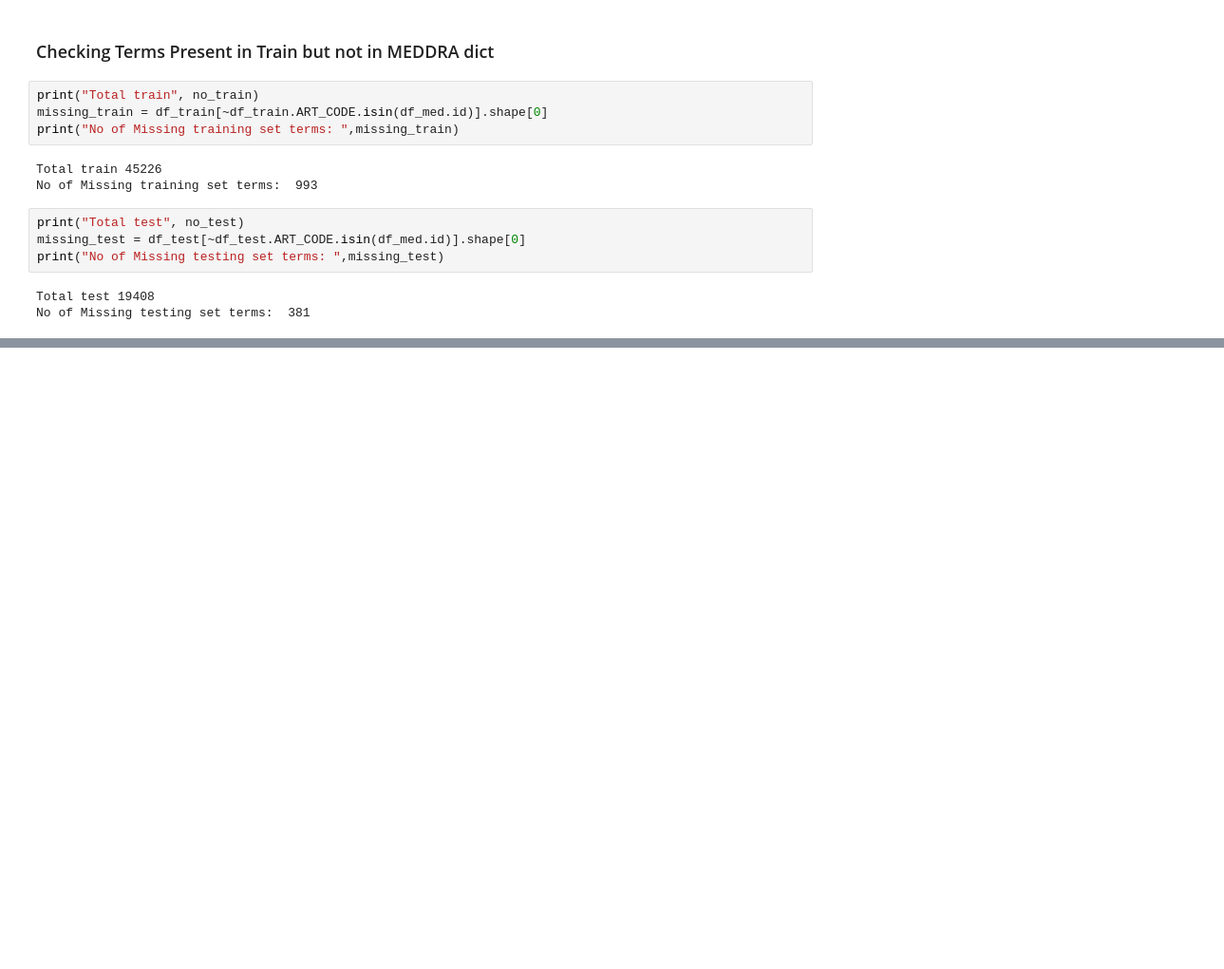
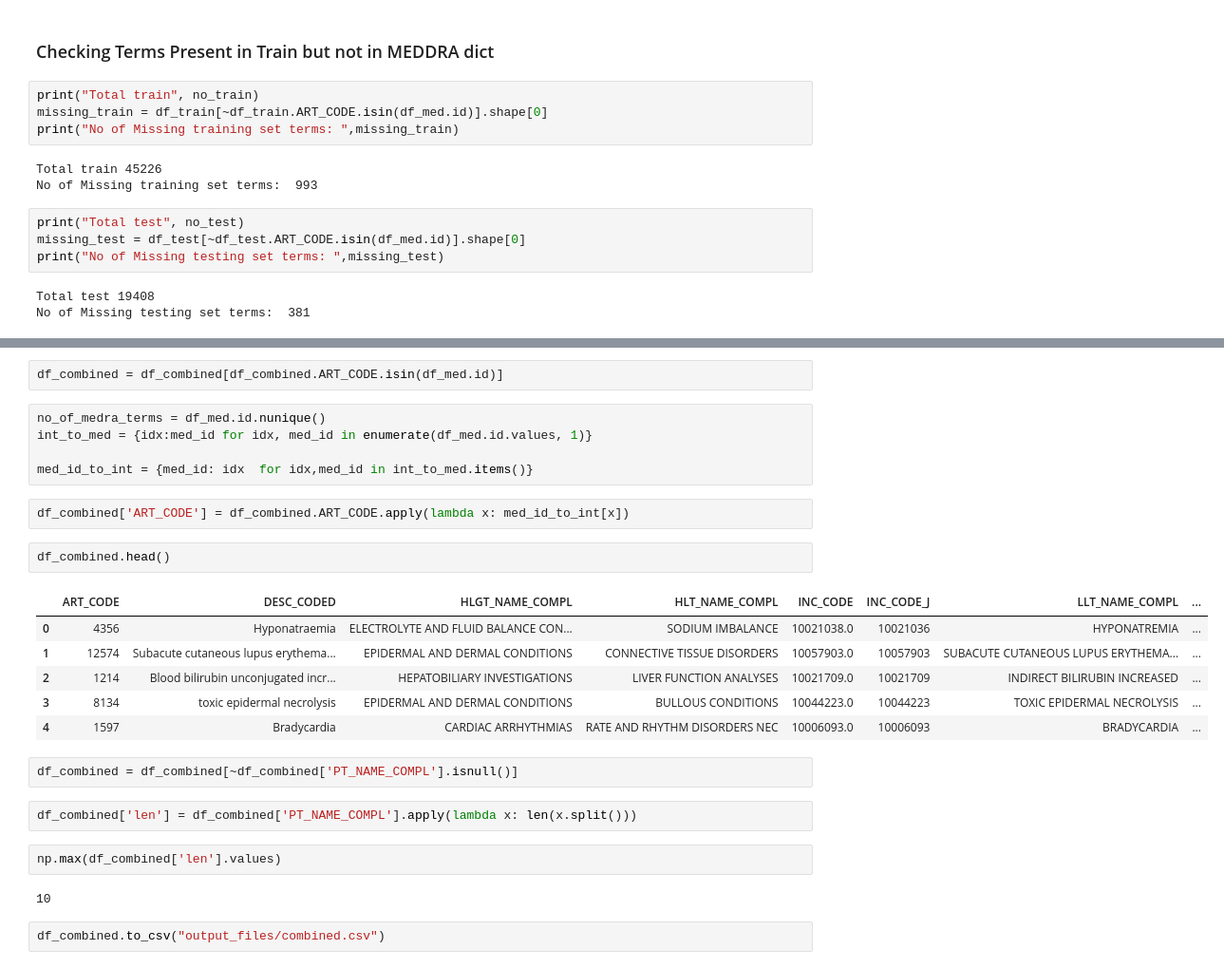
Before and after one commit to Mohammed-Sunasra/phrase-lookup, a Jupyter notebook: Data_Analysis.ipynb, the cells around one changed output, grey strips where cells are left out. Shown at 95% size. Saved outputs shown, nothing was run; the diff lists cells and outputs as text; blank space fills up the shorter version.

```diff
--- a/Data_Analysis.ipynb
+++ b/Data_Analysis.ipynb
@@ -115,0 +152,28 @@ df_test.INC_CODE_J.nunique()
+# %%
+df_combined = df_combined[df_combined.ART_CODE.isin(df_med.id)]
+# %%
+no_of_medra_terms = df_med.id.nunique()
+int_to_med = {idx:med_id for idx, med_id in enumerate(df_med.id.values, 1)}
+
+med_id_to_int = {med_id: idx  for idx,med_id in int_to_med.items()}
+# %%
+df_combined['ART_CODE'] = df_combined.ART_CODE.apply(lambda x: med_id_to_int[x])
+# %%
+df_combined.head()
+# %% [output]
+|  | ART_CODE | DESC_CODED | HLGT_NAME_COMPL | HLT_NAME_COMPL | INC_CODE | INC_CODE_J | LLT_NAME_COMPL | ... |
+| 0 | 4356 | Hyponatraemia | ELECTROLYTE AND FLUID BALANCE CON... | SODIUM IMBALANCE | 10021038.0 | 10021036 | HYPONATREMIA | ... |
+| 1 | 12574 | Subacute cutaneous lupus erythema... | EPIDERMAL AND DERMAL CONDITIONS | CONNECTIVE TISSUE DISORDERS | 10057903.0 | 10057903 | SUBACUTE CUTANEOUS LUPUS ERYTHEMA... | ... |
+| 2 | 1214 | Blood bilirubin unconjugated incr... | HEPATOBILIARY INVESTIGATIONS | LIVER FUNCTION ANALYSES | 10021709.0 | 10021709 | INDIRECT BILIRUBIN INCREASED | ... |
+| 3 | 8134 | toxic epidermal necrolysis | EPIDERMAL AND DERMAL CONDITIONS | BULLOUS CONDITIONS | 10044223.0 | 10044223 | TOXIC EPIDERMAL NECROLYSIS | ... |
+| 4 | 1597 | Bradycardia | CARDIAC ARRHYTHMIAS | RATE AND RHYTHM DISORDERS NEC | 10006093.0 | 10006093 | BRADYCARDIA | ... |
+# %%
+df_combined = df_combined[~df_combined['PT_NAME_COMPL'].isnull()]
+# %%
+df_combined['len'] = df_combined['PT_NAME_COMPL'].apply(lambda x: len(x.split()))
+# %%
+np.max(df_combined['len'].values)
+# %% [output]
+10
+# %%
+df_combined.to_csv("output_files/combined.csv")
```
Also changed, not shown: parts of 12 cells of this notebook, 3 other files.
